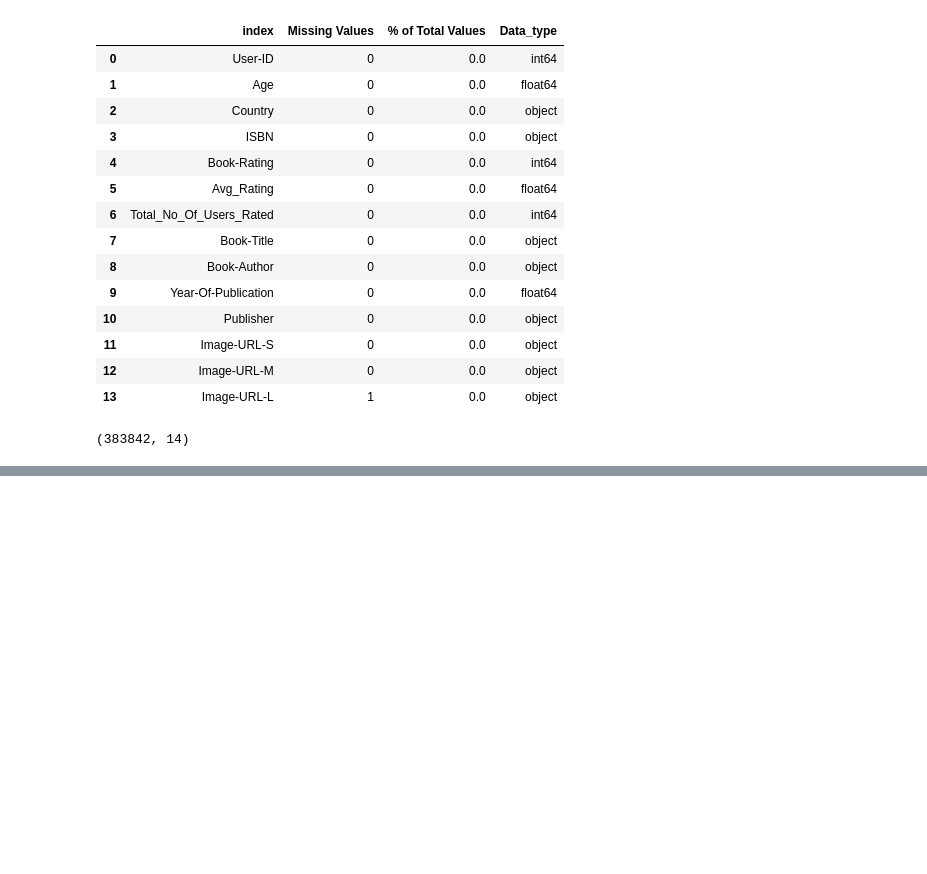
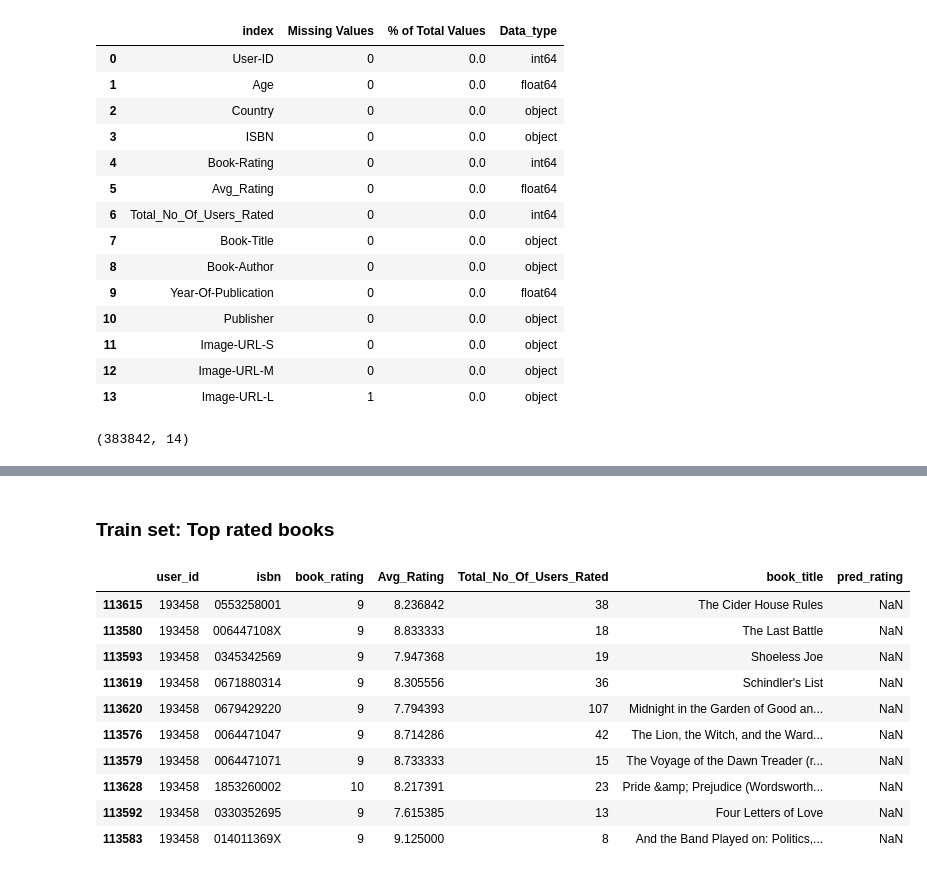
Before and after one commit to yash66gupta/Book-recommendation-system, a Jupyter notebook: ML_project_on_book_recommendation.ipynb, the cells around one changed output, grey strips where cells are left out. Saved outputs shown, nothing was run; the diff lists cells and outputs as text; code cells hidden in the pictures; blank space fills up the shorter version.

```diff
--- a/ML_project_on_book_recommendation.ipynb
+++ b/ML_project_on_book_recommendation.ipynb
@@ -545,0 +811,24 @@ Final_Dataset.to_csv("Final_Dataset.csv", index=False)
+# %%
+df_books = books.copy()
+df_books.rename(columns = {'ISBN':'isbn' ,'Book-Title':'book_title'},inplace=True)
+df_ext = df.merge(df_books[['isbn', 'book_title']], on='isbn', how='left')
+df_ext = df_ext.merge(df_pred[['isbn', 'user_id', 'pred_rating']], on=['isbn', 'user_id'], how='left')
+# %% [markdown]
+### Train set: Top rated books
+# %%
+selected_user_id = 193458
+df_user = df_ext[df_ext['user_id']==selected_user_id]
+
+df_user[(df_user['pred_rating'].isna())&(df_user['book_rating']>=9)].sample(10)
+# %% [output]
+|  | user_id | isbn | book_rating | Avg_Rating | Total_No_Of_Users_Rated | book_title | pred_rating |
+| 113615 | 193458 | 0553258001 | 9 | 8.236842 | 38 | The Cider House Rules | NaN |
+| 113580 | 193458 | 006447108X | 9 | 8.833333 | 18 | The Last Battle | NaN |
+| 113593 | 193458 | 0345342569 | 9 | 7.947368 | 19 | Shoeless Joe | NaN |
+| 113619 | 193458 | 0671880314 | 9 | 8.305556 | 36 | Schindler's List | NaN |
+| 113620 | 193458 | 0679429220 | 9 | 7.794393 | 107 | Midnight in the Garden of Good an... | NaN |
+| 113576 | 193458 | 0064471047 | 9 | 8.714286 | 42 | The Lion, the Witch, and the Ward... | NaN |
+| 113579 | 193458 | 0064471071 | 9 | 8.733333 | 15 | The Voyage of the Dawn Treader (r... | NaN |
+| 113628 | 193458 | 1853260002 | 10 | 8.217391 | 23 | Pride &amp; Prejudice (Wordsworth... | NaN |
+| 113592 | 193458 | 0330352695 | 9 | 7.615385 | 13 | Four Letters of Love | NaN |
+| 113583 | 193458 | 014011369X | 9 | 9.125000 | 8 | And the Band Played on: Politics,... | NaN |
```
Also changed, not shown: parts of 40 cells of this notebook.
